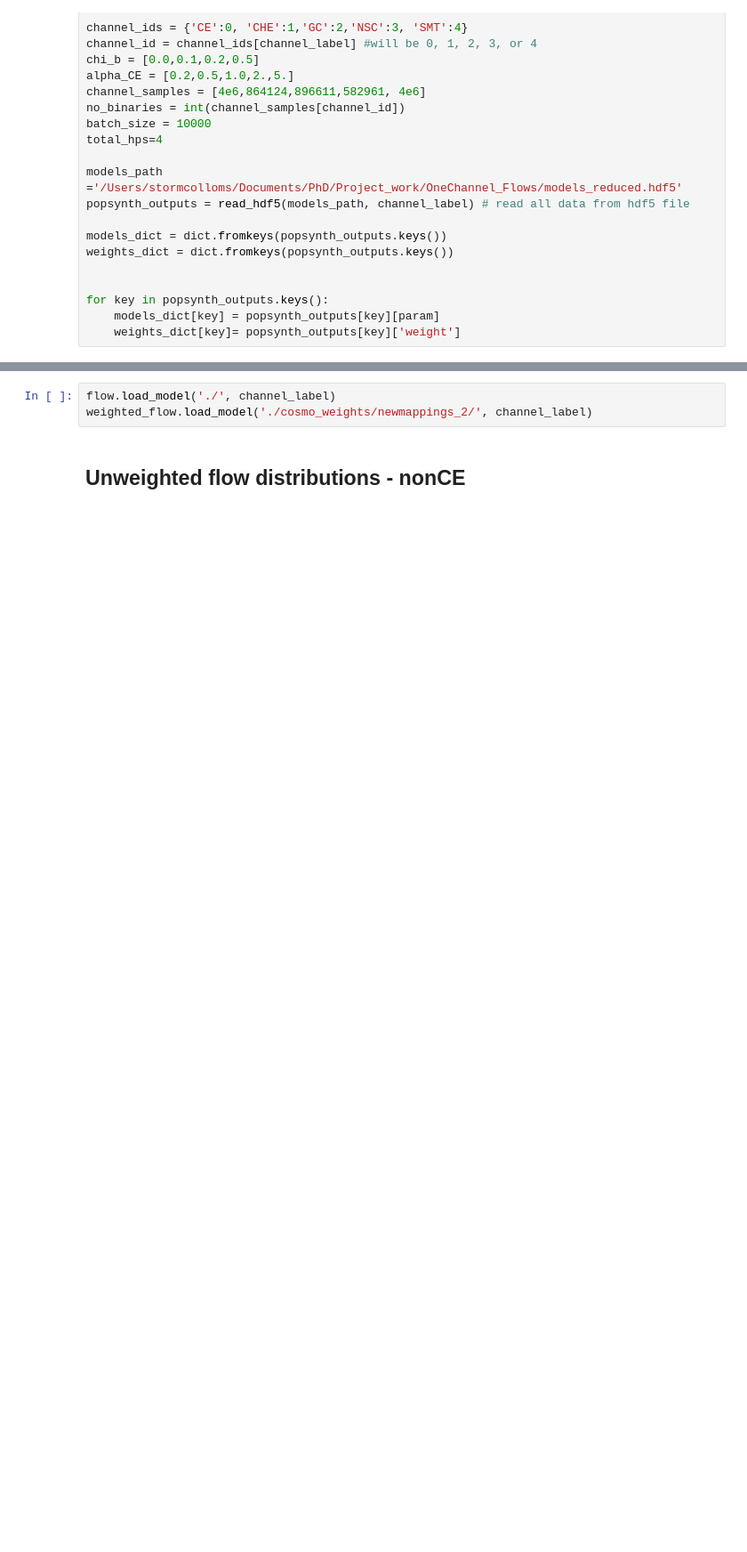
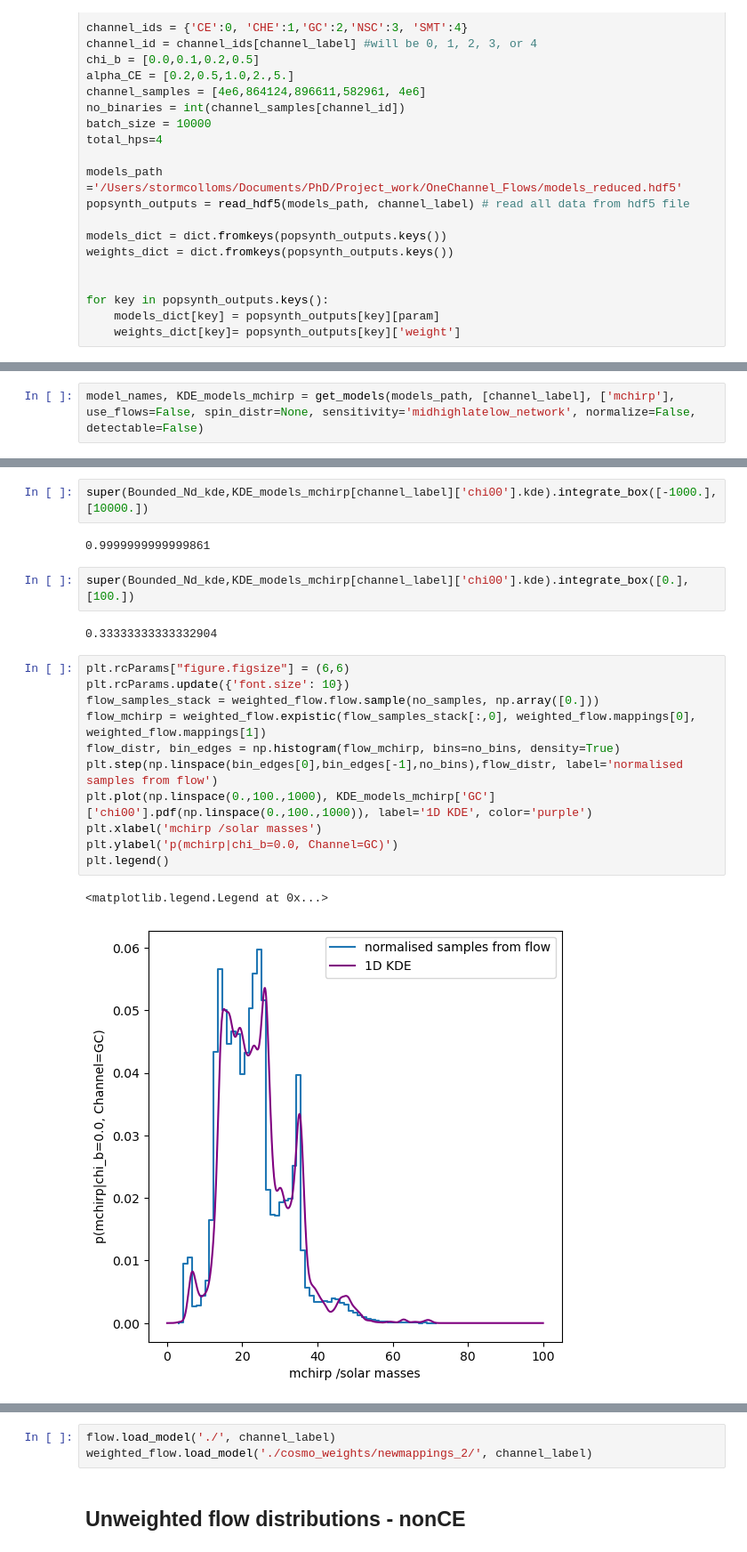
Before and after one commit to scolloms/AMAZE_model_selection, a Jupyter notebook: flow_models/check_trained_distribution.ipynb, the cells around one changed output, grey strips where cells are left out. Shown at 89% size. Drawn from its saved outputs; the diff is of its cells as text; blank space fills up the shorter version.

```diff
--- a/flow_models/check_trained_distribution.ipynb
+++ b/flow_models/check_trained_distribution.ipynb
@@ -51,0 +69,2 @@ weighted_flow = FlowModel(channel_label, popsynth_outputs, param)
+# %%
+model_names, KDE_models_mchirp = get_models(models_path, [channel_label], ['mchirp'], use_flows=False, spin_distr=None, sensitivity='midhighlatelow_network', normalize=False, detectable=False)
@@ -51,0 +81,22 @@ weighted_flow = FlowModel(channel_label, popsynth_outputs, param)
+# %%
+super(Bounded_Nd_kde,KDE_models_mchirp[channel_label]['chi00'].kde).integrate_box([-1000.],[10000.])
+# %% [output]
+0.9999999999999861
+# %%
+super(Bounded_Nd_kde,KDE_models_mchirp[channel_label]['chi00'].kde).integrate_box([0.],[100.])
+# %% [output]
+0.33333333333332904
+# %%
+plt.rcParams["figure.figsize"] = (6,6)
+plt.rcParams.update({'font.size': 10})
+flow_samples_stack = weighted_flow.flow.sample(no_samples, np.array([0.]))
+flow_mchirp = weighted_flow.expistic(flow_samples_stack[:,0], weighted_flow.mappings[0], weighted_flow.mappings[1])
+flow_distr, bin_edges = np.histogram(flow_mchirp, bins=no_bins, density=True)
+plt.step(np.linspace(bin_edges[0],bin_edges[-1],no_bins),flow_distr, label='normalised samples from flow')
+plt.plot(np.linspace(0.,100.,1000), KDE_models_mchirp['GC']['chi00'].pdf(np.linspace(0.,100.,1000)), label='1D KDE', color='purple')
+plt.xlabel('mchirp /solar masses')
+plt.ylabel('p(mchirp|chi_b=0.0, Channel=GC)')
+plt.legend()
+# %% [output]
+<matplotlib.legend.Legend at 0x...>
+[figure, added]
```
Also changed, not shown: parts of 11 cells of this notebook.
